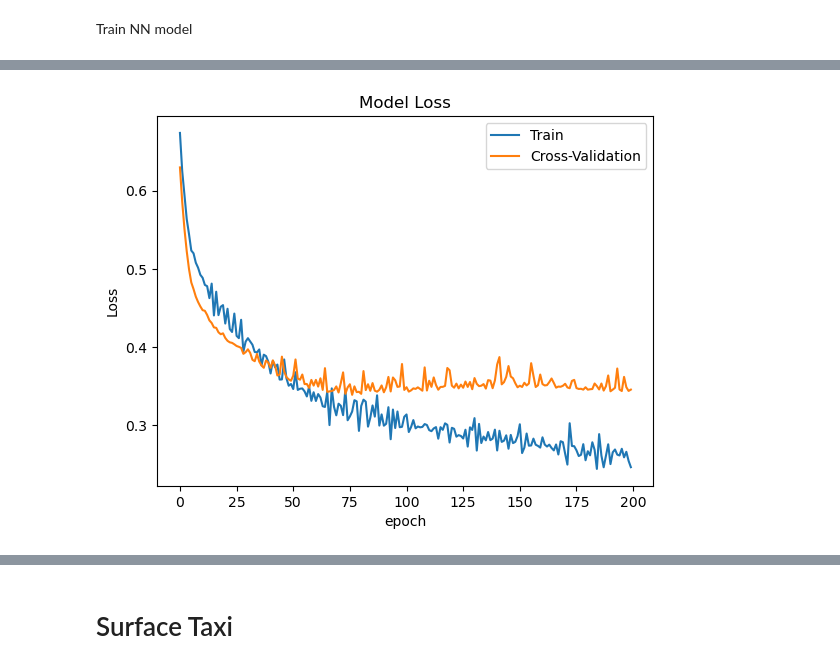
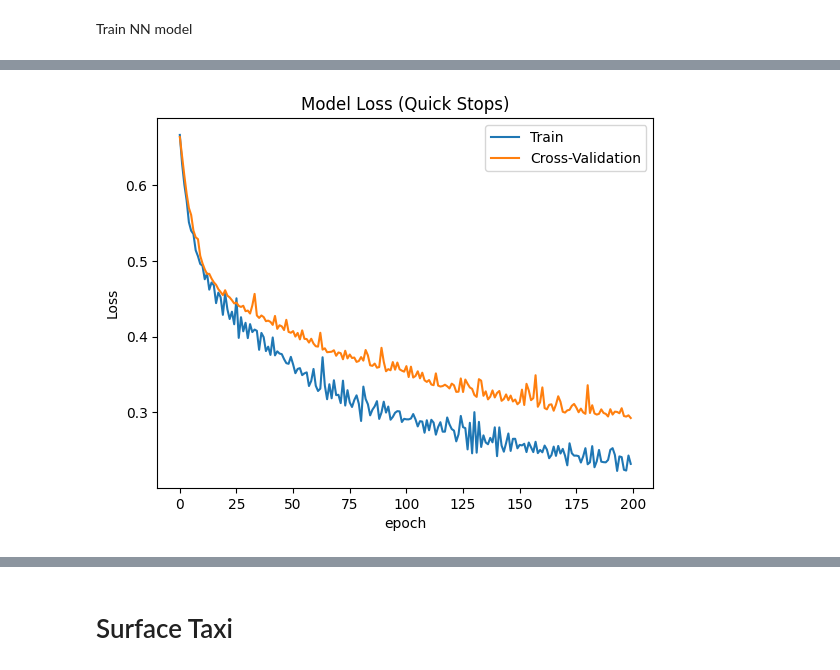
Before and after one commit to twolf190/Valkyrie1, a Jupyter notebook: ML_Models/Neural_N/Neural Networks - binary classification.ipynb, the cells around one changed output, grey strips where cells are left out. Saved outputs shown, nothing was run; the diff lists cells and outputs as text; code cells hidden in the pictures.

```diff
--- a/ML_Models/Neural_N/Neural Networks - binary classification.ipynb
+++ b/ML_Models/Neural_N/Neural Networks - binary classification.ipynb
@@ -330,7 +318,7 @@ Train NN model
 %%time
 
 # Defining the function for the model.
-def build_model1_two_hidden_layers():
+def build_model1_one_hidden_layer():
     # Keras model object created from Sequential class. This will be the container that contains all layers.
     model = Sequential()
 
@@ -358,7 +346,7 @@ def build_model1_two_hidden_layers():
 EPOCHS = 200
 batch_size = 16
 
-model = build_model1_two_hidden_layers()
+model = build_model1_one_hidden_layer()
 print('Here is a summary of this model: ')
 model.summary()
 
@@ -420,13 +408,13 @@ plt.show()
 # %%
 plt.plot(history.history['loss'])
 plt.plot(history.history['val_loss'])
-plt.title('Model Loss')
+plt.title('Model Loss (Quick Stops)')
 plt.ylabel('Loss')
 plt.xlabel('epoch')
 plt.legend(['Train', 'Cross-Validation'], loc='upper right')
 plt.show()
 # %% [output]
-[figure, old version]
+[figure, new version]
 # %%
 print('Train Split: ')
 loss, accuracy = model.evaluate(normed_train_data, train_labels, verbose=1)
```
Also changed, not shown: parts of 39 cells of this notebook.
